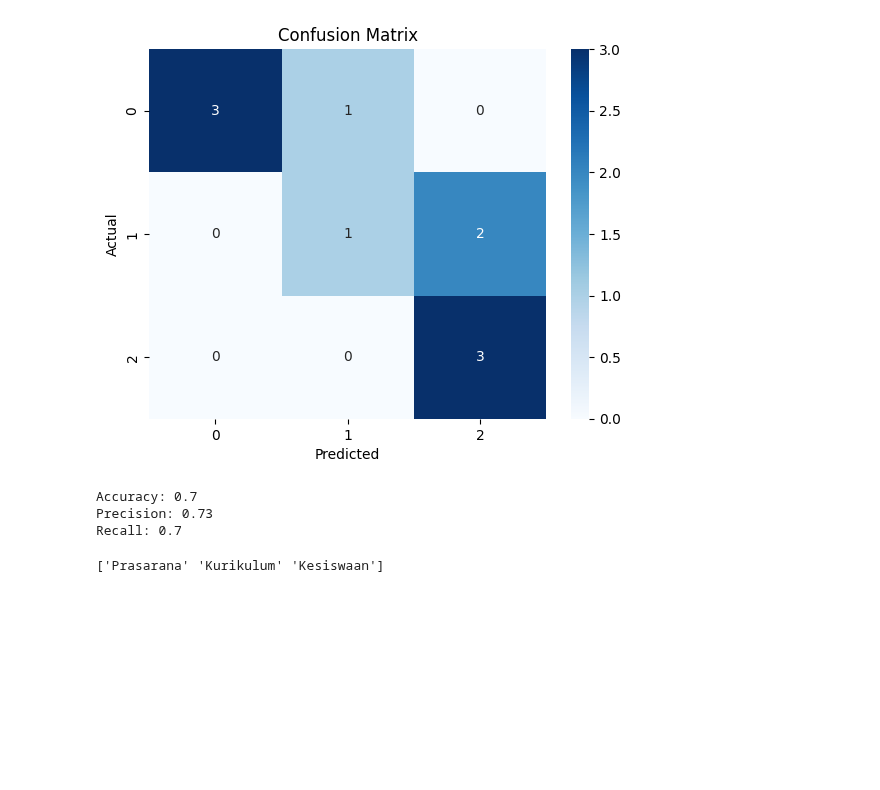
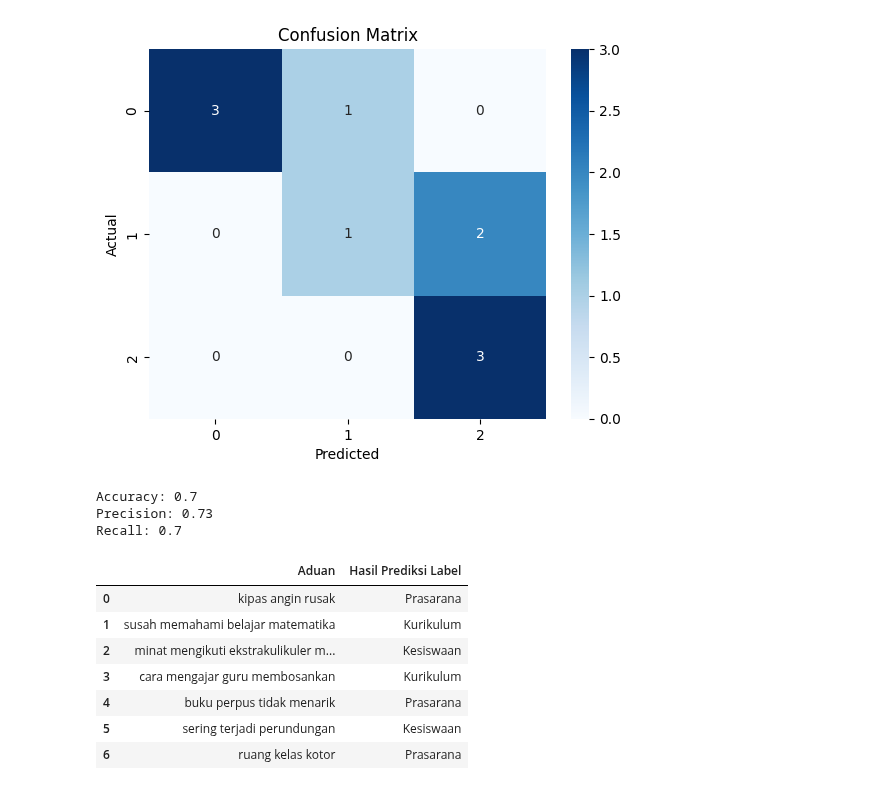
Before and after one commit to naufal-yafi/text-mining-nb.model, a Jupyter notebook: src/logic-and-testing.ipynb, the cells around one changed output. Drawn from its saved outputs; the diff is of its cells as text; code cells hidden in the pictures; blank space fills up the shorter version.

```diff
--- a/src/logic-and-testing.ipynb
+++ b/src/logic-and-testing.ipynb
@@ -112,13 +112,28 @@ Accuracy: 0.7
 Precision: 0.73
 Recall: 0.7
 # %%
-input_saran = vectorizer.transform([
+input_saran = [
   'kipas angin rusak',
   'susah memahami belajar matematika',
   'minat mengikuti ekstrakulikuler menurun',
-])
-predict = model.predict(input_saran)
+  'cara mengajar guru membosankan',
+  'buku perpus tidak menarik',
+  'sering terjadi perundungan',
+  'ruang kelas kotor'
+]
 
-print(predict)
+predict = model.predict(vectorizer.transform(input_saran))
-# %% [output]
-['Prasarana' 'Kurikulum' 'Kesiswaan']
+# %%
+create_df = pd.DataFrame(input_saran, columns=['Aduan'])
+create_df['Hasil Prediksi Label'] = predict
+
+create_df
+# %% [output]
+|  | Aduan | Hasil Prediksi Label |
+| 0 | kipas angin rusak | Prasarana |
+| 1 | susah memahami belajar matematika | Kurikulum |
+| 2 | minat mengikuti ekstrakulikuler m... | Kesiswaan |
+| 3 | cara mengajar guru membosankan | Kurikulum |
+| 4 | buku perpus tidak menarik | Prasarana |
+| 5 | sering terjadi perundungan | Kesiswaan |
+| 6 | ruang kelas kotor | Prasarana |
```
Also changed, not shown: 1 other file.
